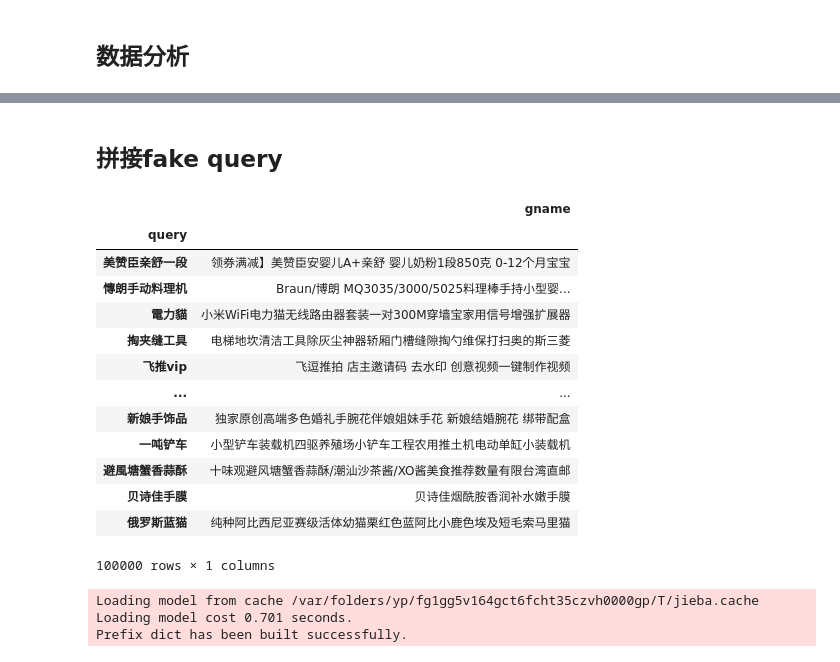
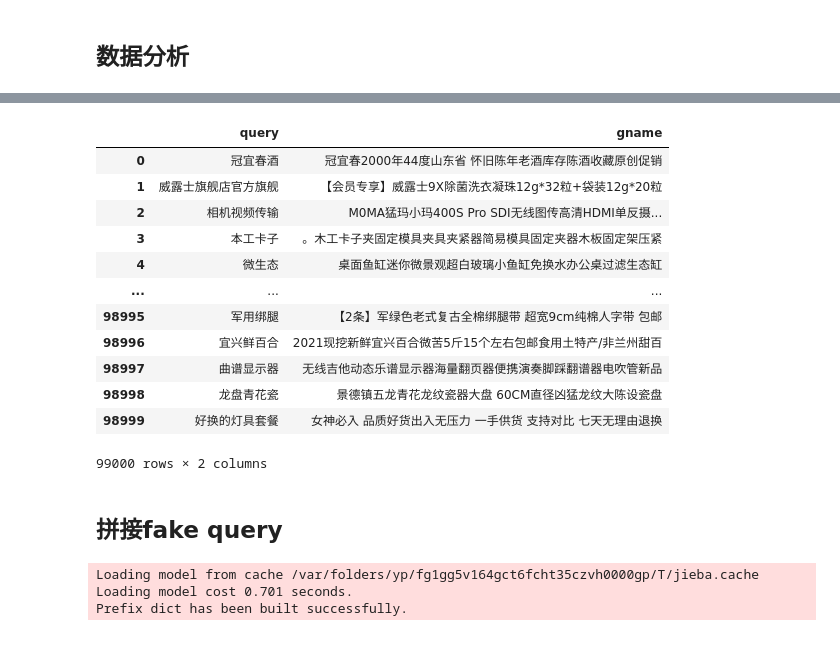
Before and after one commit to YuZhang10/Ali_Ecom_Search_Contest_2021, a Jupyter notebook: simcse.ipynb, the cells around one changed output, grey strips where cells are left out. Drawn from its saved outputs; the diff is of its cells as text; code cells hidden in the pictures.

```diff
--- a/simcse.ipynb
+++ b/simcse.ipynb
@@ -166,22 +287,22 @@ df = pd.DataFrame(w2idf.items(),columns=["word","IDF"]).sort_values(by="IDF")
+# %%
+# simple_remove_dup_X_train
+pd.read_csv("./data/simple_X_train.csv")
+# %% [output]
+|  | query | gname |
+| 0 | 冠宜春酒 | 冠宜春2000年44度山东省 怀旧陈年老酒库存陈酒收藏原创促销 |
+| 1 | 威露士旗舰店官方旗舰 | 【会员专享】威露士9X除菌洗衣凝珠12g*32粒+袋装12g*20粒 |
+| 2 | 相机视频传输 | M0MA猛玛小玛400S Pro SDI无线图传高清HDMI单反摄... |
+| 3 | 本工卡子 | 。木工卡子夹固定模具夹具夹紧器简易模具固定夹器木板固定架压紧 |
+| 4 | 微生态 | 桌面鱼缸迷你微景观超白玻璃小鱼缸免换水办公桌过滤生态缸 |
+| ... | ... | ... |
+| 98995 | 军用绑腿 | 【2条】军绿色老式复古全棉绑腿带 超宽9cm纯棉人字带 包邮 |
+| 98996 | 宜兴鲜百合 | 2021现挖新鲜宜兴百合微苦5斤15个左右包邮食用土特产/非兰州甜百 |
+| 98997 | 曲谱显示器 | 无线吉他动态乐谱显示器海量翻页器便携演奏脚踩翻谱器电吹管新品 |
+| 98998 | 龙盘青花瓷 | 景德镇五龙青花龙纹瓷器大盘 60CM直径凶猛龙纹大陈设瓷盘 |
+| 98999 | 好换的灯具套餐 | 女神必入 品质好货出入无压力 一手供货 支持对比 七天无理由退换 |
+99000 rows × 2 columns
 # %% [markdown]
 ## 拼接fake query
-# %%
-query2corpus
-# %% [output]
-|  | gname |
-| query |  |
-| 美赞臣亲舒一段 | 领券满减】美赞臣安婴儿A+亲舒 婴儿奶粉1段850克 0-12个月宝宝 |
-| 慱朗手动料理机 | Braun/博朗 MQ3035/3000/5025料理棒手持小型婴... |
-| 電力貓 | 小米WiFi电力猫无线路由器套装一对300M穿墙宝家用信号增强扩展器 |
-| 掏夹缝工具 | 电梯地坎清洁工具除灰尘神器轿厢门槽缝隙掏勺维保打扫奥的斯三菱 |
-| 飞推vip | 飞逗推拍 店主邀请码 去水印 创意视频一键制作视频 |
-| ... | ... |
-| 新娘手饰品 | 独家原创高端多色婚礼手腕花伴娘姐妹手花 新娘结婚腕花 绑带配盒 |
-| 一吨铲车 | 小型铲车装载机四驱养殖场小铲车工程农用推土机电动单缸小装载机 |
-| 避風塘蟹香蒜酥 | 十味观避风塘蟹香蒜酥/潮汕沙茶酱/XO酱美食推荐数量有限台湾直邮 |
-| 贝诗佳手膜 | 贝诗佳烟酰胺香润补水嫩手膜 |
-| 俄罗斯蓝猫 | 纯种阿比西尼亚赛级活体幼猫栗红色蓝阿比小鹿色埃及短毛索马里猫 |
-100000 rows × 1 columns
 # %%
 # 将所有文本分词，然后存储起来
 import math
```
Also changed, not shown: parts of 9 cells of this notebook, 4 other files.
